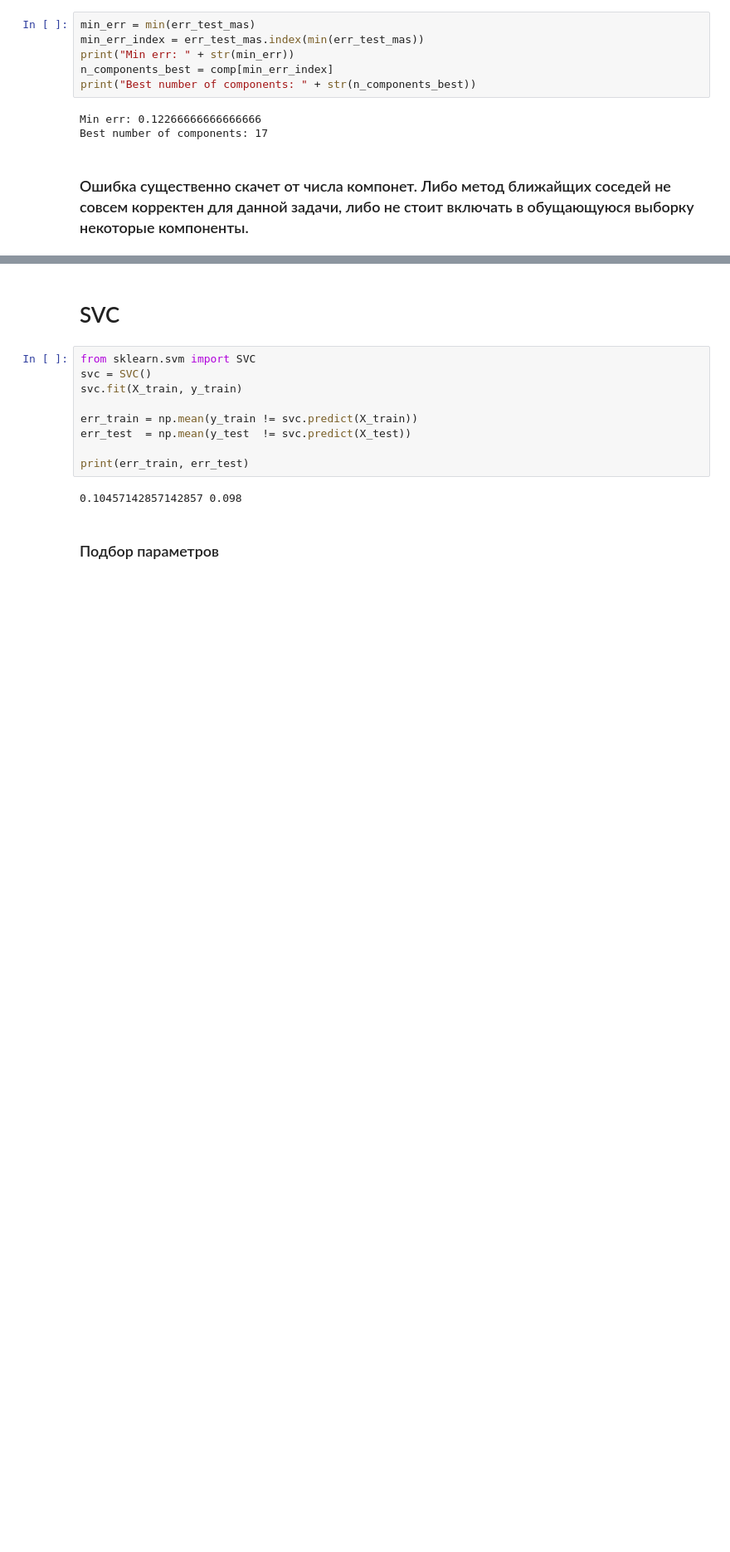
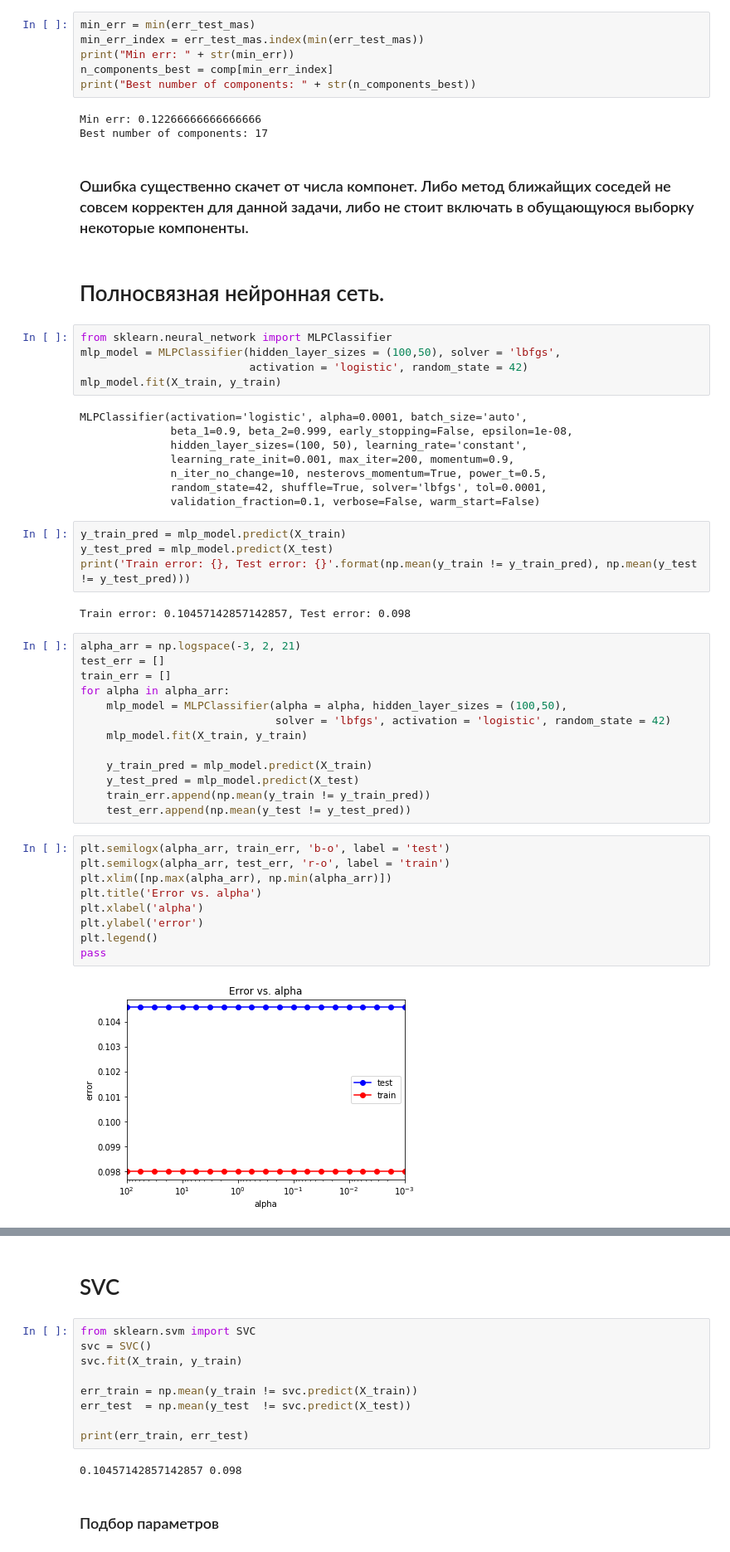
Before and after one commit to RodionovF/Machine_Learning_UNN, a Jupyter notebook: accidents_from_2005_to_2007.ipynb, the cells around one changed output, grey strips where cells are left out. Shown at 83% size. Drawn from its saved outputs; the diff is of its cells as text; blank space fills up the shorter version.

```diff
--- a/accidents_from_2005_to_2007.ipynb
+++ b/accidents_from_2005_to_2007.ipynb
@@ -1017,3 +1017,48 @@ Min err: 0.12266666666666666
 Best number of components: 17
 # %% [markdown]
 ### Ошибка существенно скачет от числа компонет. Либо метод ближайщих соседей не совсем корректен для данной задачи, либо не стоит включать в обущающуюся выборку некоторые компоненты.
+# %% [markdown]
+# Полносвязная нейронная сеть.
+# %%
+from sklearn.neural_network import MLPClassifier
+mlp_model = MLPClassifier(hidden_layer_sizes = (100,50), solver = 'lbfgs',
+                          activation = 'logistic', random_state = 42)
+mlp_model.fit(X_train, y_train)
+# %% [output]
+MLPClassifier(activation='logistic', alpha=0.0001, batch_size='auto',
+              beta_1=0.9, beta_2=0.999, early_stopping=False, epsilon=1e-08,
+              hidden_layer_sizes=(100, 50), learning_rate='constant',
+              learning_rate_init=0.001, max_iter=200, momentum=0.9,
+              n_iter_no_change=10, nesterovs_momentum=True, power_t=0.5,
+              random_state=42, shuffle=True, solver='lbfgs', tol=0.0001,
+              validation_fraction=0.1, verbose=False, warm_start=False)
+# %%
+y_train_pred = mlp_model.predict(X_train)
+y_test_pred = mlp_model.predict(X_test)
+print('Train error: {}, Test error: {}'.format(np.mean(y_train != y_train_pred), np.mean(y_test != y_test_pred)))
+# %% [output]
+Train error: 0.10457142857142857, Test error: 0.098
+# %%
+alpha_arr = np.logspace(-3, 2, 21)
+test_err = []
+train_err = []
+for alpha in alpha_arr:
+    mlp_model = MLPClassifier(alpha = alpha, hidden_layer_sizes = (100,50),
+                              solver = 'lbfgs', activation = 'logistic', random_state = 42)
+    mlp_model.fit(X_train, y_train)
+
+    y_train_pred = mlp_model.predict(X_train)
+    y_test_pred = mlp_model.predict(X_test)
+    train_err.append(np.mean(y_train != y_train_pred))
+    test_err.append(np.mean(y_test != y_test_pred))
+# %%
+plt.semilogx(alpha_arr, train_err, 'b-o', label = 'test')
+plt.semilogx(alpha_arr, test_err, 'r-o', label = 'train')
+plt.xlim([np.max(alpha_arr), np.min(alpha_arr)])
+plt.title('Error vs. alpha')
+plt.xlabel('alpha')
+plt.ylabel('error')
+plt.legend()
+pass
+# %% [output]
+[figure, added]
```
Also changed, not shown: parts of 24 cells of this notebook.
